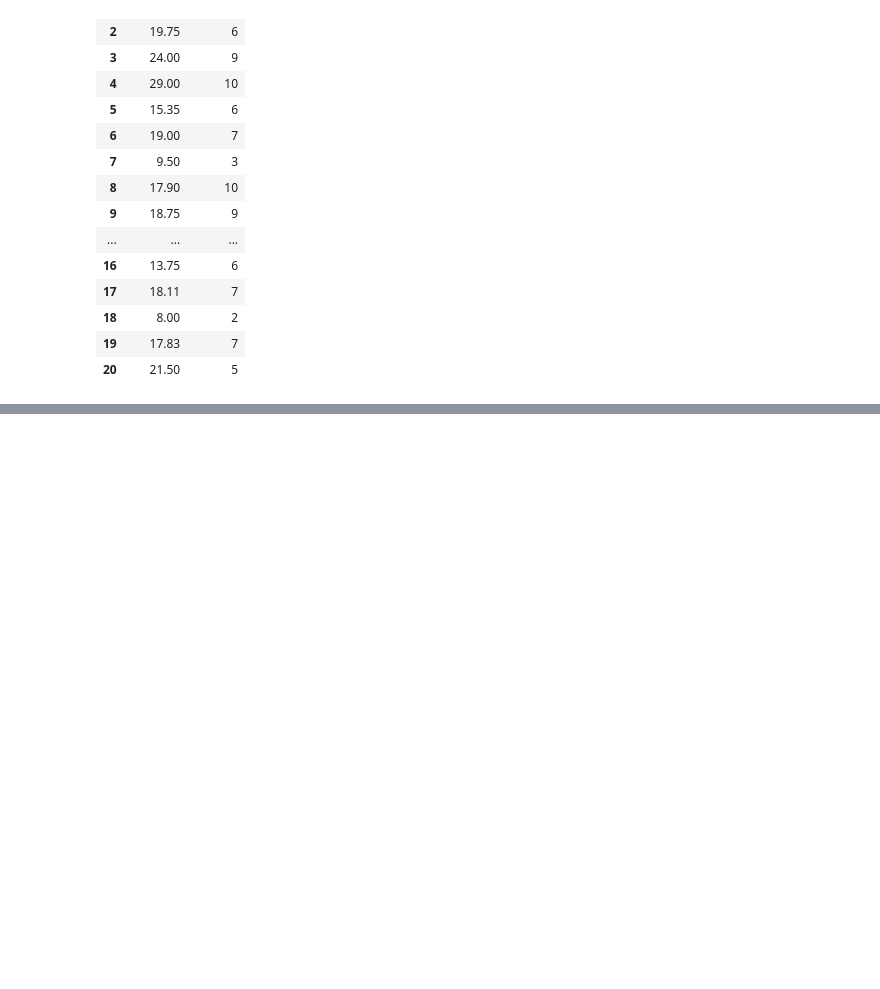
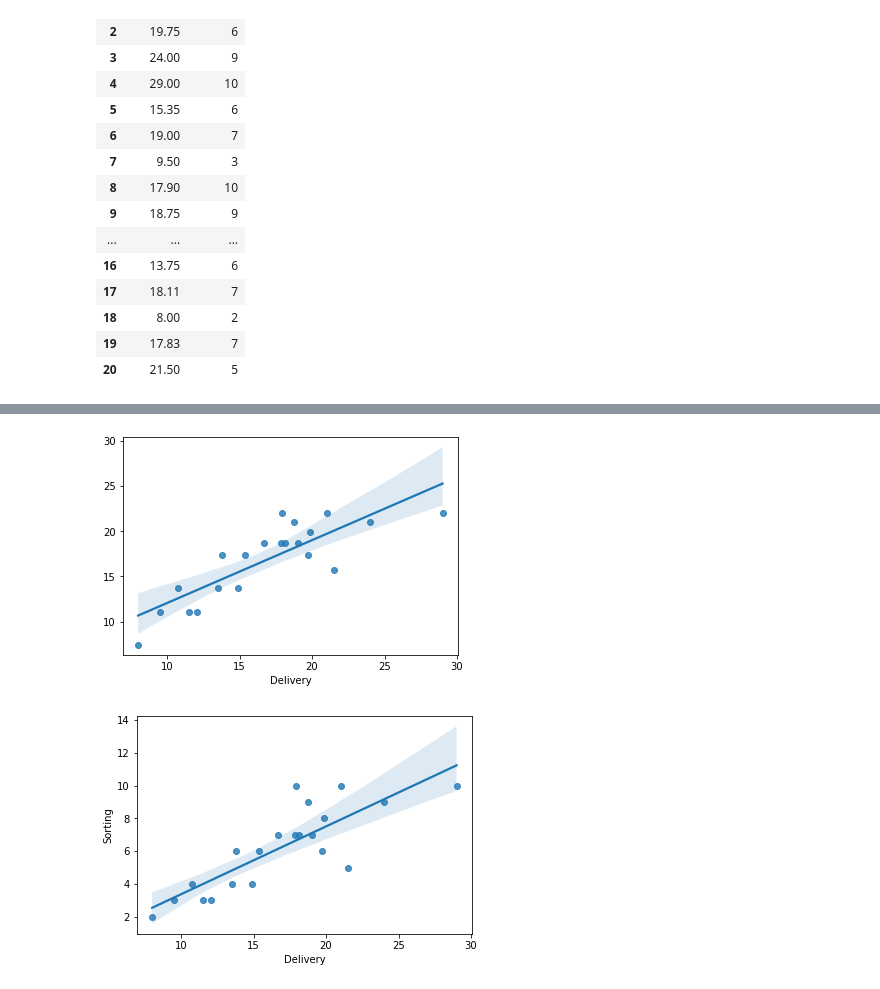
Before and after one commit to vikrantv91/Excelr-Assignment, a Jupyter notebook: Linear regression/Delivery time.ipynb, the cells around one changed output, grey strips where cells are left out. Saved outputs shown, nothing was run; the diff lists cells and outputs as text; code cells hidden in the pictures; blank space fills up the shorter version.

```diff
--- a/Linear regression/Delivery time.ipynb
+++ b/Linear regression/Delivery time.ipynb
@@ -116,0 +215,8 @@ Notes:
+# %%
+sns.regplot('Delivery', pred_log, data=delivery)
+plt.show()
+sns.regplot('Delivery', 'Sorting', data=delivery)
+plt.show()
+# %% [output]
+[figure, added]
+[figure, added]
```
Also changed, not shown: parts of 26 cells of this notebook, 1 other file.
